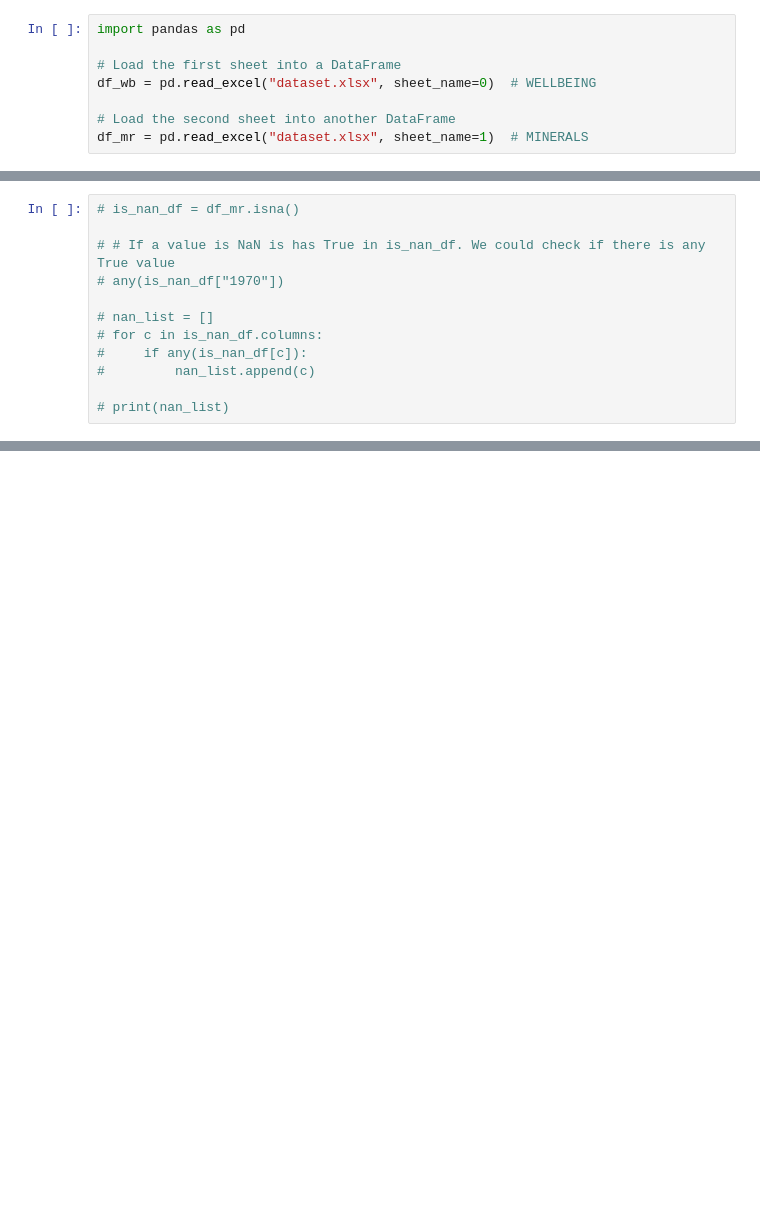
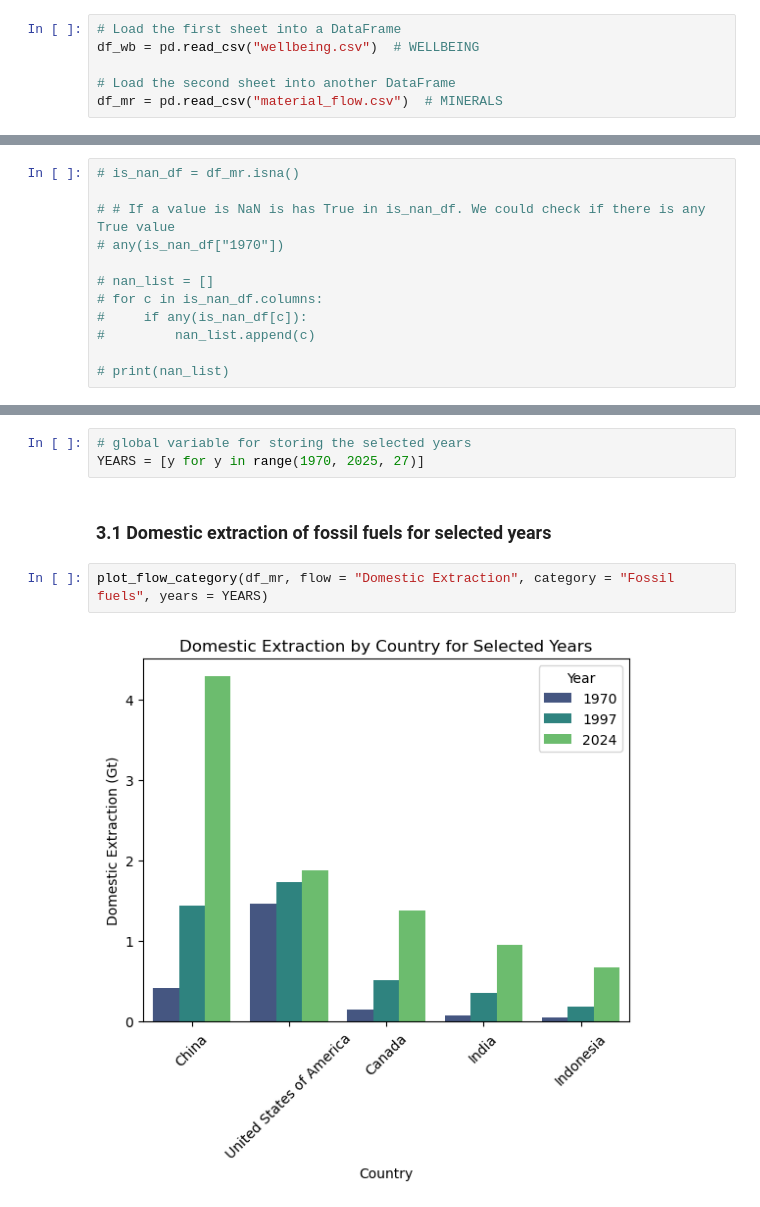
Before and after one commit to OrionFlame1/dataViz, a Jupyter notebook: Main_great.ipynb, the cells around one changed output, grey strips where cells are left out. Drawn from its saved outputs; the diff is of its cells as text; blank space fills up the shorter version.

Commit message:
load data from csv only, added map plot dependencies, organisation

```diff
--- a/Main_great.ipynb
+++ b/Main_great.ipynb
@@ -3,11 +8,9 @@
 # %%
-import pandas as pd
-
 # Load the first sheet into a DataFrame
-df_wb = pd.read_excel("dataset.xlsx", sheet_name=0)  # WELLBEING
+df_wb = pd.read_csv("wellbeing.csv")  # WELLBEING
 
 # Load the second sheet into another DataFrame
-df_mr = pd.read_excel("dataset.xlsx", sheet_name=1)  # MINERALS
+df_mr = pd.read_csv("material_flow.csv")  # MINERALS
 # %%
 df_wb.head()
 # %% [output]
@@ -127,0 +205,9 @@ df_mr = remove_rows_from_dataset(rows_to_remove, df_mr)
+# %%
+# global variable for storing the selected years
+YEARS = [y for y in range(1970, 2025, 27)]
+# %% [markdown]
+### 3.1 Domestic extraction of fossil fuels for selected years
+# %%
+plot_flow_category(df_mr, flow = "Domestic Extraction", category = "Fossil fuels", years = YEARS)
+# %% [output]
+[figure, added]
```
Also changed, not shown: parts of 22 cells of this notebook, 8 other files.
